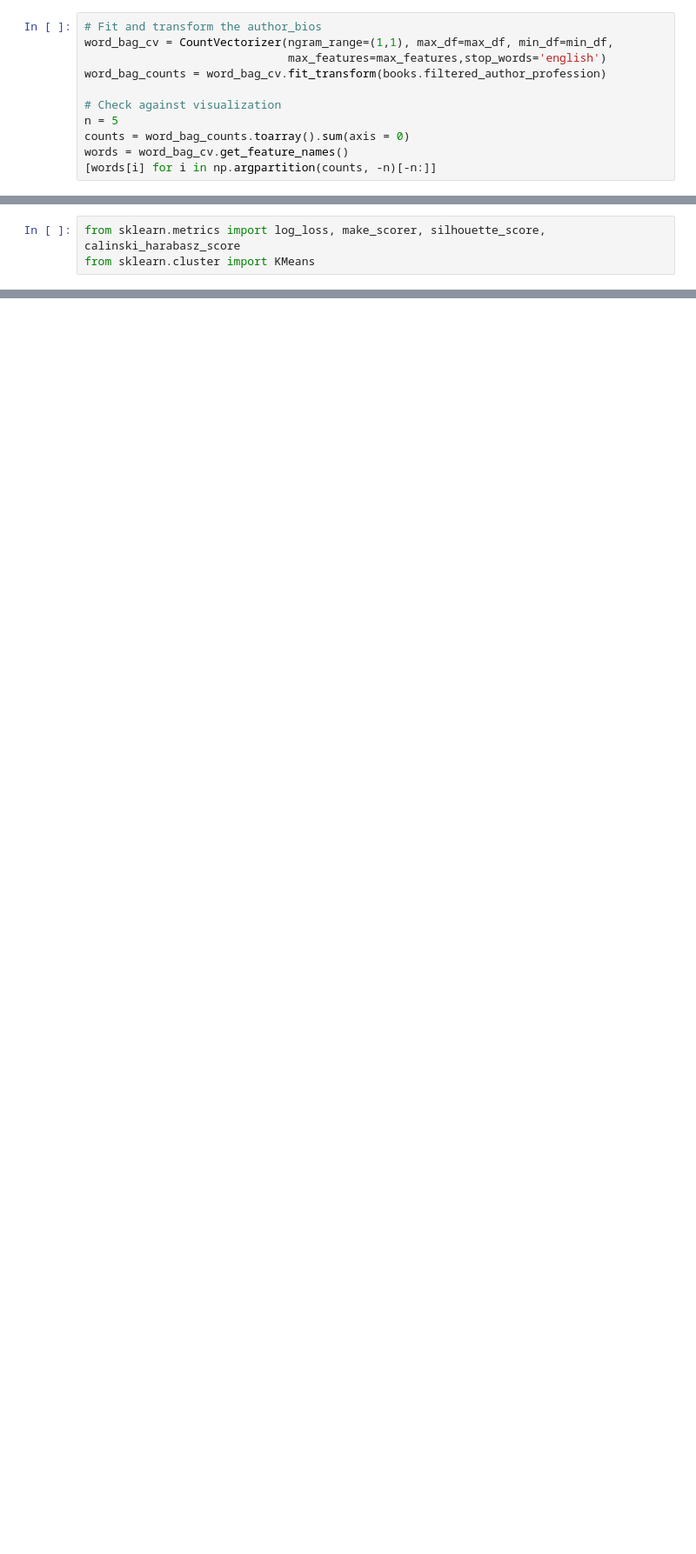
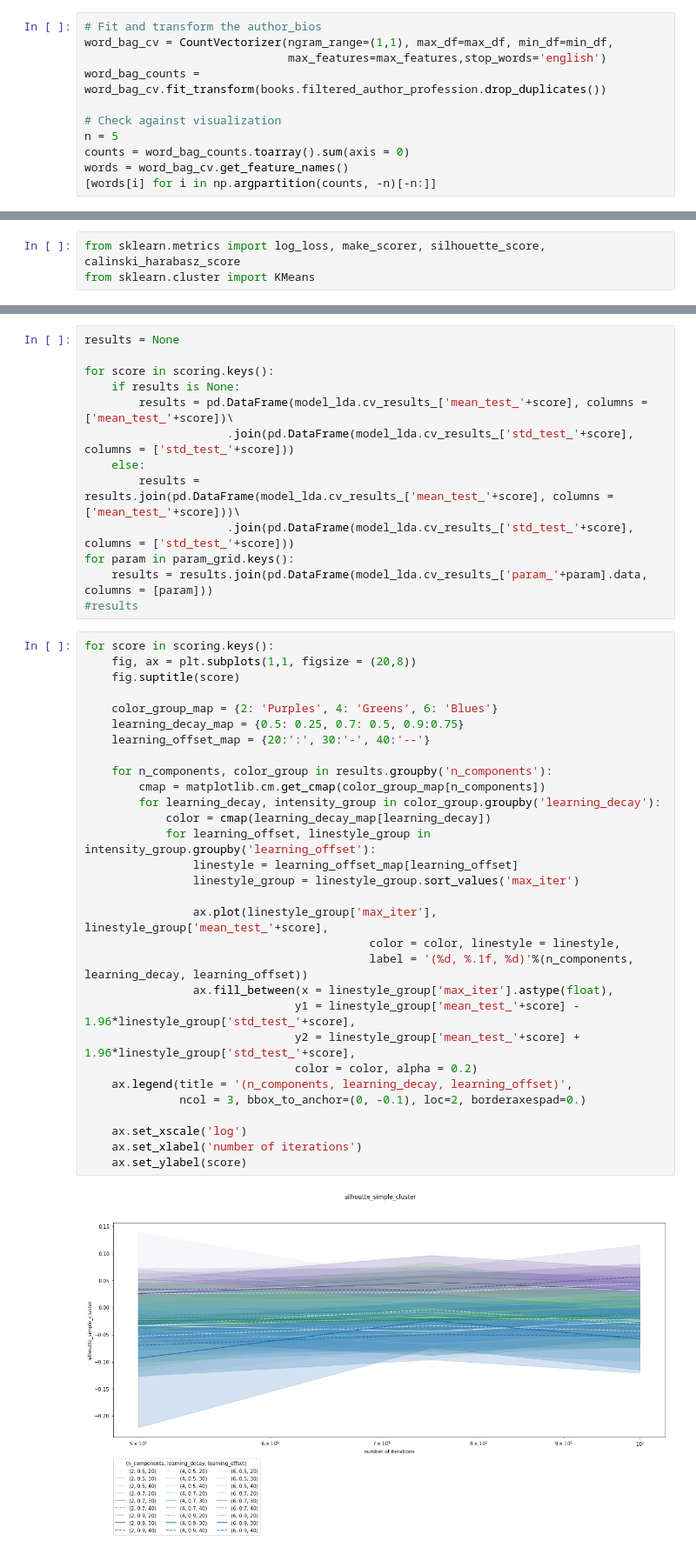
Before and after one commit to craig0a/reading_history_analysis, a Jupyter notebook: 2c - author_profession_grouping.ipynb, the cells around one changed output, grey strips where cells are left out. Shown at 87% size. Saved outputs shown, nothing was run; the diff lists cells and outputs as text; blank space fills up the shorter version.

```diff
--- a/2c - author_profession_grouping.ipynb
+++ b/2c - author_profession_grouping.ipynb
@@ -77,7 +77,7 @@ max_features=2000
 # Fit and transform the author_bios
 word_bag_cv = CountVectorizer(ngram_range=(1,1), max_df=max_df, min_df=min_df,
                               max_features=max_features,stop_words='english')
-word_bag_counts = word_bag_cv.fit_transform(books.filtered_author_profession)
+word_bag_counts = word_bag_cv.fit_transform(books.filtered_author_profession.drop_duplicates())
 
 # Check against visualization
 n = 5
@@ -280,0 +294,45 @@ Fitting 3 folds for each of 81 candidates, totalling 243 fits
+# %%
+results = None
+
+for score in scoring.keys():
+    if results is None:
+        results = pd.DataFrame(model_lda.cv_results_['mean_test_'+score], columns = ['mean_test_'+score])\
+                     .join(pd.DataFrame(model_lda.cv_results_['std_test_'+score], columns = ['std_test_'+score]))
+    else:
+        results = results.join(pd.DataFrame(model_lda.cv_results_['mean_test_'+score], columns = ['mean_test_'+score]))\
+                     .join(pd.DataFrame(model_lda.cv_results_['std_test_'+score], columns = ['std_test_'+score]))
+for param in param_grid.keys():
+    results = results.join(pd.DataFrame(model_lda.cv_results_['param_'+param].data, columns = [param]))
+#results
+# %%
+for score in scoring.keys():
+    fig, ax = plt.subplots(1,1, figsize = (20,8))
+    fig.suptitle(score)
+
+    color_group_map = {2: 'Purples', 4: 'Greens', 6: 'Blues'}
+    learning_decay_map = {0.5: 0.25, 0.7: 0.5, 0.9:0.75}
+    learning_offset_map = {20:':', 30:'-', 40:'--'}
+
+    for n_components, color_group in results.groupby('n_components'):
+        cmap = matplotlib.cm.get_cmap(color_group_map[n_components])
+        for learning_decay, intensity_group in color_group.groupby('learning_decay'):
+            color = cmap(learning_decay_map[learning_decay])
+            for learning_offset, linestyle_group in intensity_group.groupby('learning_offset'):
+                linestyle = learning_offset_map[learning_offset]
+                linestyle_group = linestyle_group.sort_values('max_iter')
+
+                ax.plot(linestyle_group['max_iter'], linestyle_group['mean_test_'+score],
+                                          color = color, linestyle = linestyle,
+                                          label = '(%d, %.1f, %d)'%(n_components, learning_decay, learning_offset))
+                ax.fill_between(x = linestyle_group['max_iter'].astype(float),
+                               y1 = linestyle_group['mean_test_'+score] - 1.96*linestyle_group['std_test_'+score],
+                               y2 = linestyle_group['mean_test_'+score] + 1.96*linestyle_group['std_test_'+score],
+                               color = color, alpha = 0.2)
+    ax.legend(title = '(n_components, learning_decay, learning_offset)',
+              ncol = 3, bbox_to_anchor=(0, -0.1), loc=2, borderaxespad=0.)
+
+    ax.set_xscale('log')
+    ax.set_xlabel('number of iterations')
+    ax.set_ylabel(score)
+# %% [output]
+[figure, added]
```
Also changed, not shown: parts of 20 cells of this notebook, 2 other files.
